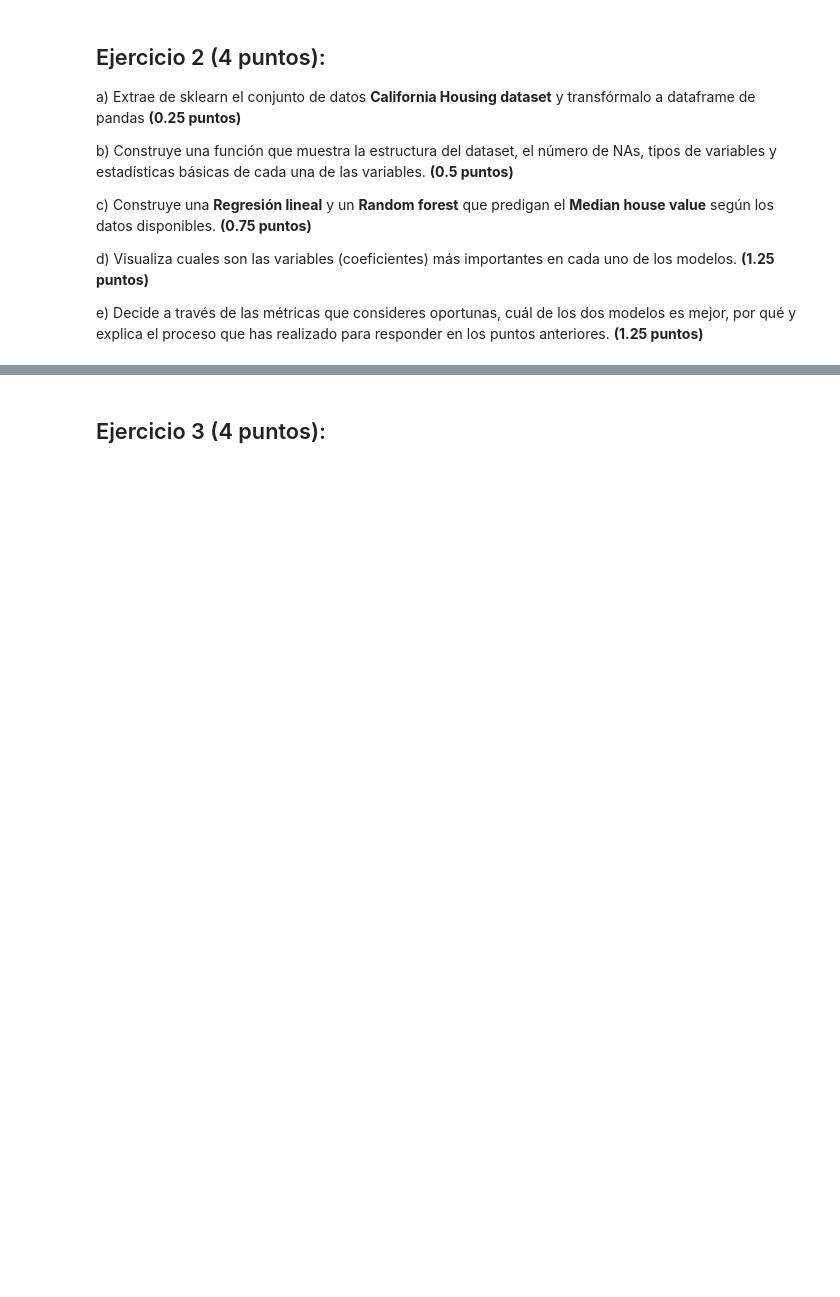
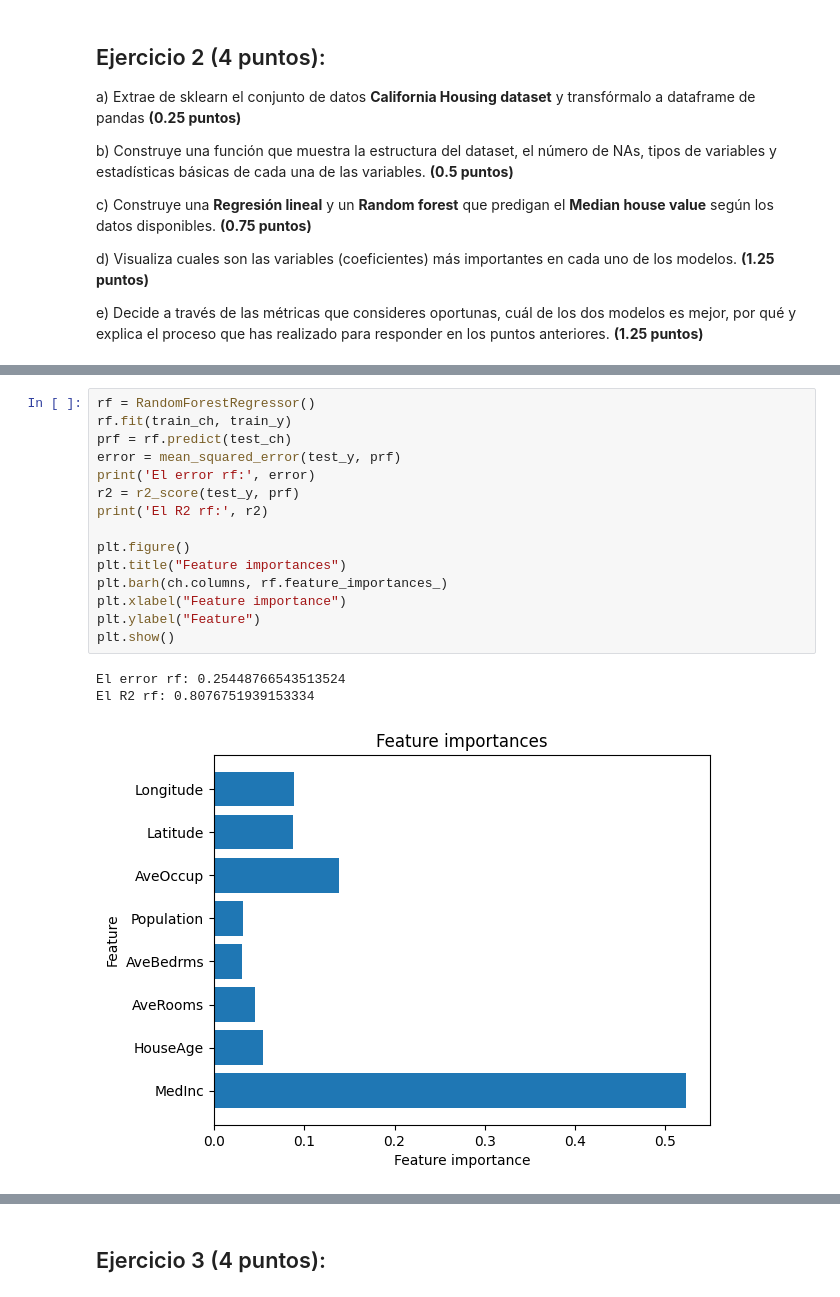
Before and after one commit to Alvaro-Olivie/Proyecto_VD, a Jupyter notebook: Prueba_Intertrimestral/Prueba_intertrimestral_18102023.ipynb, the cells around one changed output, grey strips where cells are left out. Saved outputs shown, nothing was run; the diff lists cells and outputs as text; blank space fills up the shorter version.

```diff
--- a/Prueba_Intertrimestral/Prueba_intertrimestral_18102023.ipynb
+++ b/Prueba_Intertrimestral/Prueba_intertrimestral_18102023.ipynb
@@ -59,0 +149,19 @@ e) Decide a través de las métricas que consideres oportunas, cuál de los dos
+# %%
+rf = RandomForestRegressor()
+rf.fit(train_ch, train_y)
+prf = rf.predict(test_ch)
+error = mean_squared_error(test_y, prf)
+print('El error rf:', error)
+r2 = r2_score(test_y, prf)
+print('El R2 rf:', r2)
+
+plt.figure()
+plt.title("Feature importances")
+plt.barh(ch.columns, rf.feature_importances_)
+plt.xlabel("Feature importance")
+plt.ylabel("Feature")
+plt.show()
+# %% [output]
+El error rf: 0.25448766543513524
+El R2 rf: 0.8076751939153334
+[figure, added]
```
Also changed, not shown: parts of 13 cells of this notebook.
